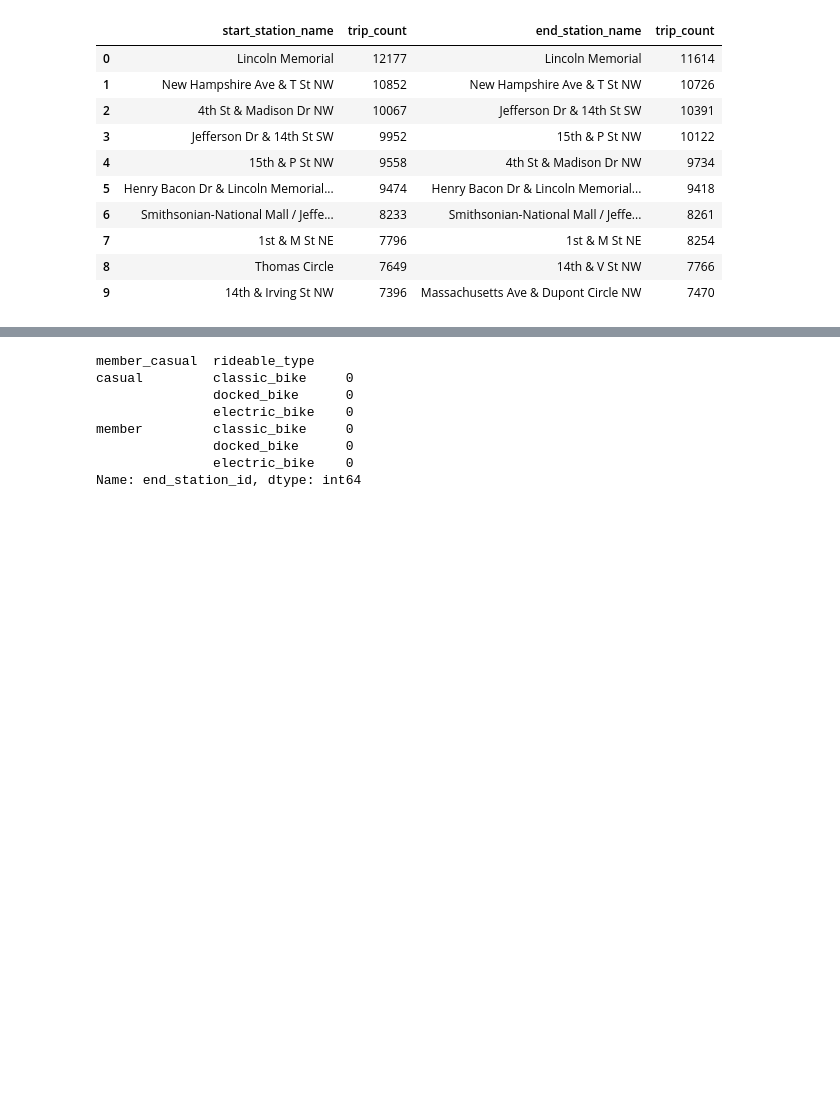
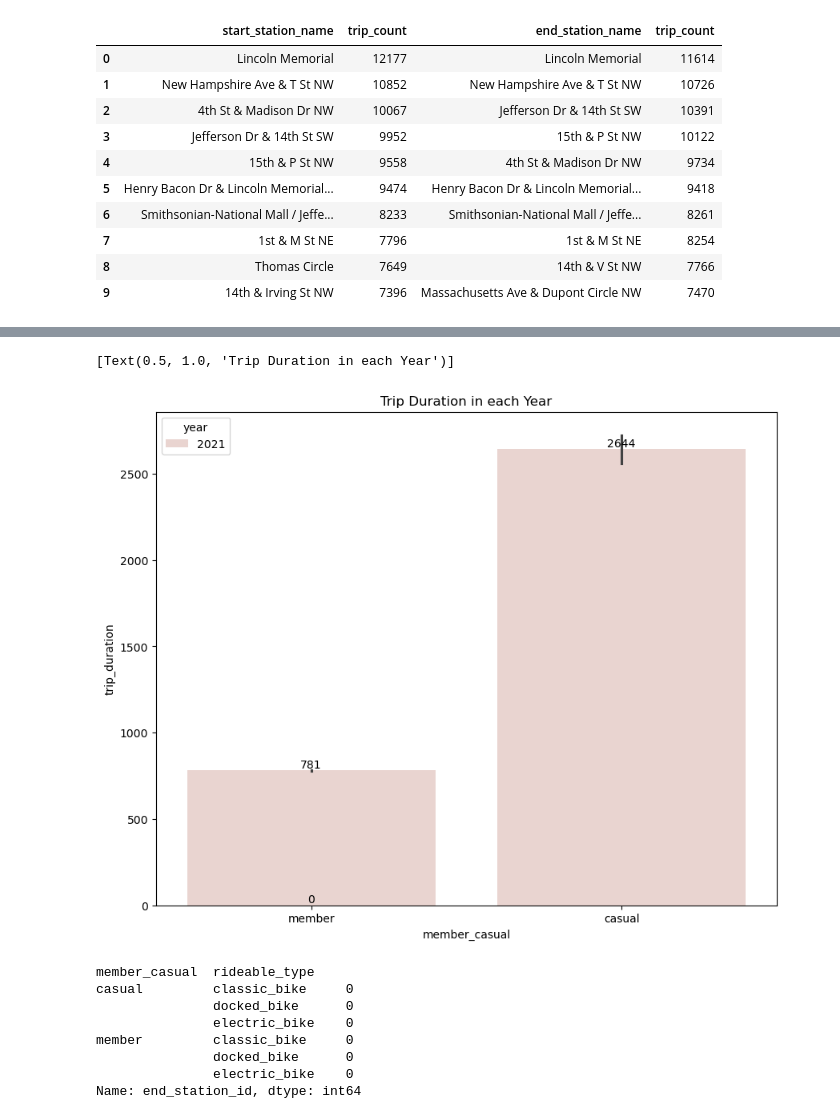
Before and after one commit to Sudha25a/Bike-project-3, a Jupyter notebook: Bike dfF.ipynb, the cells around one changed output, grey strips where cells are left out. Drawn from its saved outputs; the diff is of its cells as text; code cells hidden in the pictures; blank space fills up the shorter version.

```diff
--- a/Bike dfF.ipynb
+++ b/Bike dfF.ipynb
@@ -177,3 +175,14 @@ df.head()
+# %%
+fig, ax = plt.subplots(figsize=(10,8))
+sns.barplot(data=df, x='member_casual', y='trip_duration', hue= 'year', ax=ax)
+for p in ax.patches:
+    height = p.get_height()
+    x_position = p.get_x() + p.get_width() / 2
+    ax.text(x_position, height + 0.05, f'{int(height)}', ha='center', va='bottom')
+ax.set(title='Trip Duration in each Year')
+# %% [output]
+[Text(0.5, 1.0, 'Trip Duration in each Year')]
+[figure, added]
 # %%
 df.groupby(['member_casual', 'rideable_type'], observed=False)['end_station_id'].apply(lambda x: x.isnull().sum())
 # %% [output]
```
Also changed, not shown: parts of 8 cells of this notebook, 2 other files.
